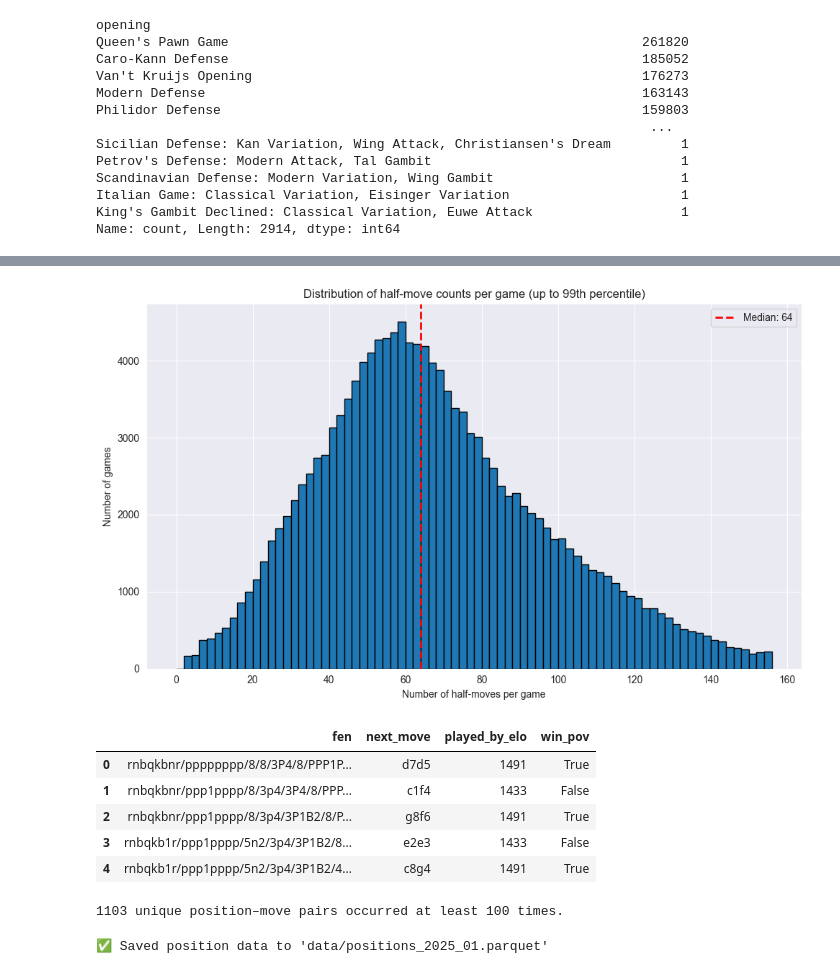
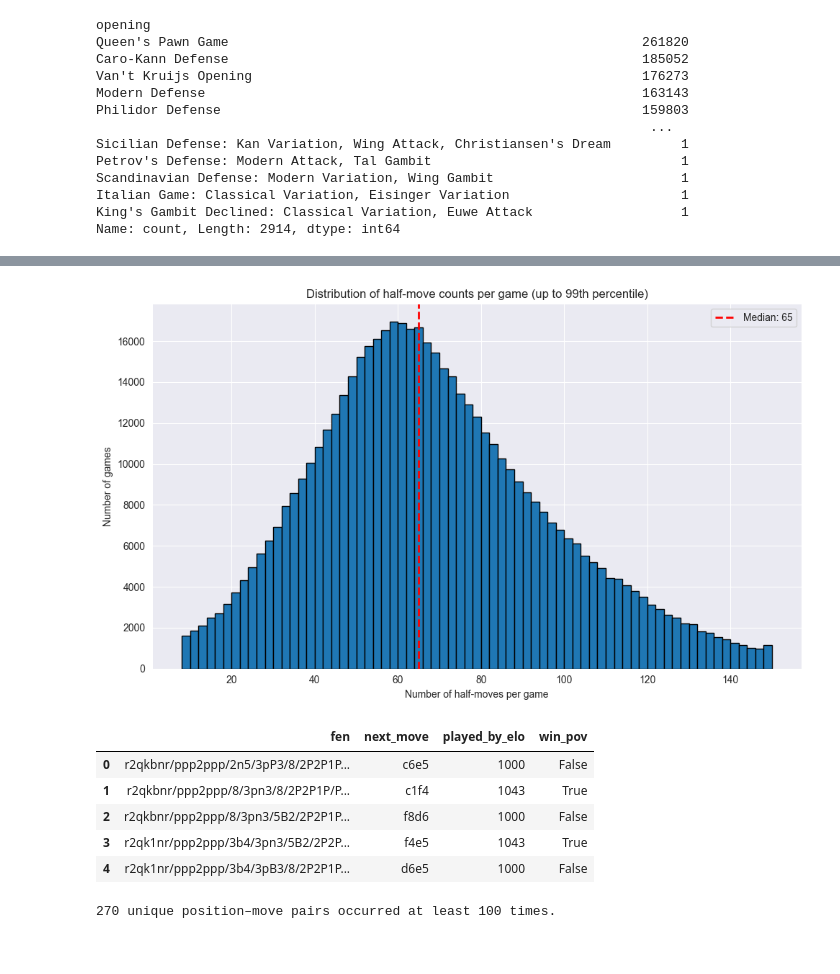
Before and after one commit to croco22/chess, a Jupyter notebook: pipeline/p2_parse_positions.ipynb, the cells around one changed output, grey strips where cells are left out. Drawn from its saved outputs; the diff is of its cells as text; code cells hidden in the pictures.

```diff
--- a/pipeline/p2_parse_positions.ipynb
+++ b/pipeline/p2_parse_positions.ipynb
@@ -2,4 +2,7 @@
 import chess
 import matplotlib.pyplot as plt
 import pandas as pd
+import seaborn as sns
 from tqdm import tqdm
+
+sns.set_style("darkgrid")
@@ -56,7 +57,8 @@ events_to_keep = [
 ]
 df = df[df["event"].isin(events_to_keep)]
 
-df = df[df["opening"] == "Queen's Pawn Game: Accelerated London System"]
+top3_openings = df["opening"].value_counts().head(3).index.tolist()
+df = df[df["opening"].isin(top3_openings)]
 
 df.head()
 # %% [output]
@@ -69,23 +71,23 @@ df.head()
 # %%
 # Count number of half-moves (plies) per game
 df["num_halfmoves"] = df["moves"].apply(lambda x: len(x.split()))
 median_val = df["num_halfmoves"].median()
 
 # Cap the histogram at the 99th percentile to avoid skew from outliers
-upper_limit = df["num_halfmoves"].quantile(0.99)
+lower_limit = int(df["num_halfmoves"].quantile(0.01))
+upper_limit = int(df["num_halfmoves"].quantile(0.99))
 
 plt.figure(figsize=(10, 6))
-plt.hist(df["num_halfmoves"], bins=range(0, int(upper_limit) + 2, 2), edgecolor='black')
+plt.hist(df["num_halfmoves"], bins=range(lower_limit, upper_limit, 2), edgecolor='black')
 plt.axvline(median_val, color='red', linestyle='dashed', linewidth=2, label=f"Median: {median_val:.0f}")
 plt.xlabel("Number of half-moves per game")
 plt.ylabel("Number of games")
 plt.title("Distribution of half-move counts per game (up to 99th percentile)")
 plt.legend()
-plt.grid(True)
 plt.tight_layout()
 plt.show()
 # %% [output]
-[figure, old version]
+[figure, new version]
 # %%
 # Extract positions from the first 25 half-moves of each game
 records = []
@@ -125,11 +127,11 @@ positions_df = pd.DataFrame.from_records(records)
 positions_df.head()
 # %% [output]
 |  | fen | next_move | played_by_elo | win_pov |
-| 0 | rnbqkbnr/pppppppp/8/8/3P4/8/PPP1P... | d7d5 | 1491 | True |
-| 1 | rnbqkbnr/ppp1pppp/8/3p4/3P4/8/PPP... | c1f4 | 1433 | False |
-| 2 | rnbqkbnr/ppp1pppp/8/3p4/3P1B2/8/P... | g8f6 | 1491 | True |
-| 3 | rnbqkb1r/ppp1pppp/5n2/3p4/3P1B2/8... | e2e3 | 1433 | False |
-| 4 | rnbqkb1r/ppp1pppp/5n2/3p4/3P1B2/4... | c8g4 | 1491 | True |
+| 0 | r2qkbnr/ppp2ppp/2n5/3pP3/8/2P2P1P... | c6e5 | 1000 | False |
+| 1 | r2qkbnr/ppp2ppp/8/3pn3/8/2P2P1P/P... | c1f4 | 1043 | True |
+| 2 | r2qkbnr/ppp2ppp/8/3pn3/5B2/2P2P1P... | f8d6 | 1000 | False |
+| 3 | r2qk1nr/ppp2ppp/3b4/3pn3/5B2/2P2P... | f4e5 | 1043 | True |
+| 4 | r2qk1nr/ppp2ppp/3b4/3pB3/8/2P2P1P... | d6e5 | 1000 | False |
 # %%
 # Count how often each (position, move) pair appears
 positions_df["games_count"] = (
@@ -142,10 +144,5 @@ positions_df = positions_df[positions_df["games_count"] >= 100]
 n_unique = positions_df[["fen", "next_move"]].drop_duplicates().shape[0]
 print(f"{n_unique} unique position–move pairs occurred at least 100 times.")
 # %% [output]
-1103 unique position–move pairs occurred at least 100 times.
+270 unique position–move pairs occurred at least 100 times.
-# %%
-positions_df.to_parquet("../data/test_positions_2025_01.parquet", index=False)
-print("✅ Saved position data to 'data/test_positions_2025_01.parquet'")
-# %% [output]
-✅ Saved position data to 'data/positions_2025_01.parquet'
 # %%
```
Also changed, not shown: parts of 4 cells of this notebook, 6 other files.
